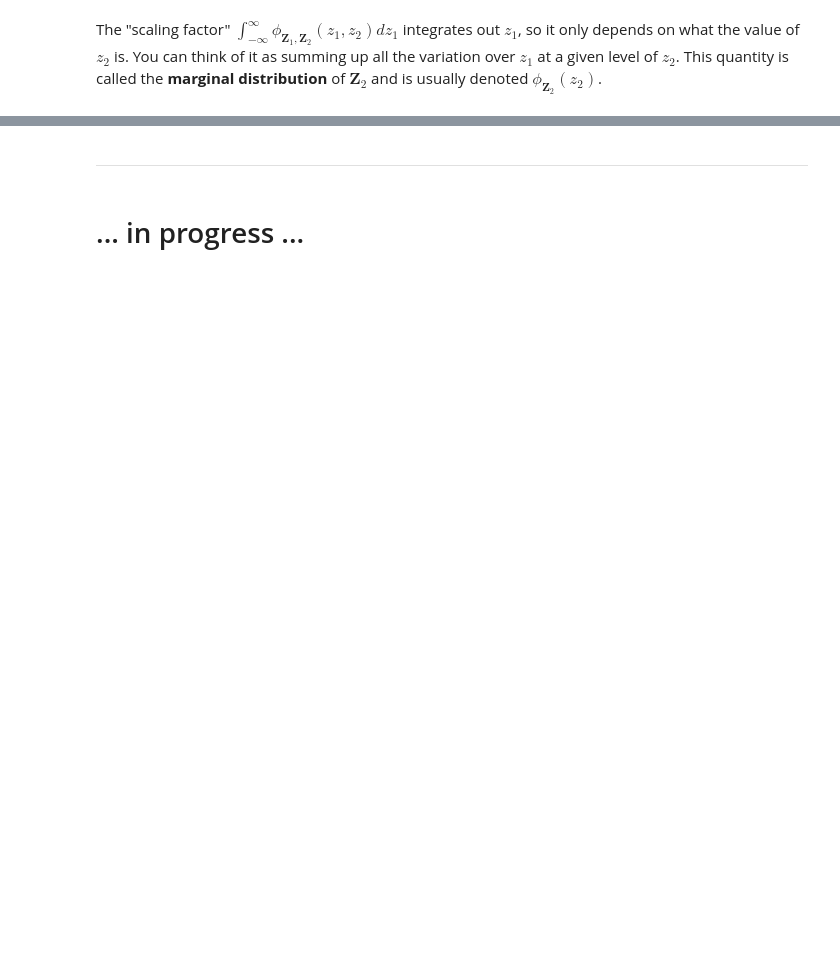
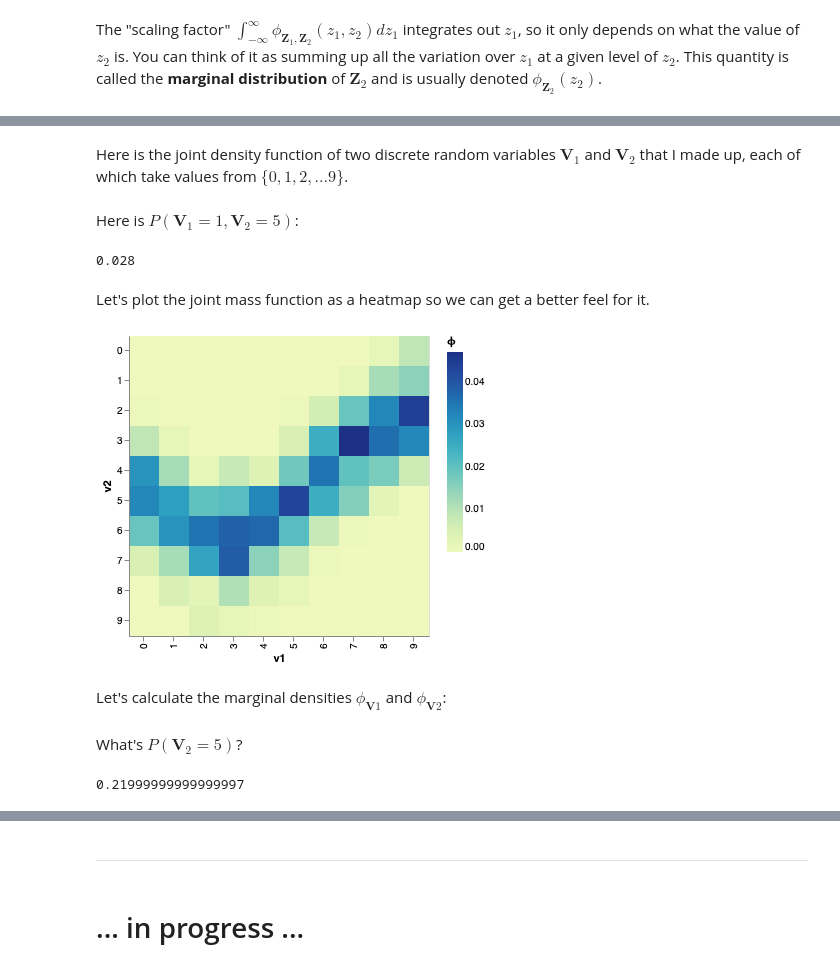
Before and after one commit to alejandroschuler/articles, a Jupyter notebook: probability/probability.ipynb, the cells around one changed output, grey strips where cells are left out. Drawn from its saved outputs; the diff is of its cells as text; code cells hidden in the pictures; blank space fills up the shorter version.

Commit message:
code example of conditioning and marginalization

```diff
--- a/probability/probability.ipynb
+++ b/probability/probability.ipynb
@@ -862,0 +873,35 @@ All of this works the same way for discrete distributions, except we replace the
+# %% [markdown]
+Here is the joint density function of two discrete random variables $\mathbf V_1$ and $\mathbf V_2$ that I made up, each of which take values from $\{0,1,2,\dots 9\}$.
+# %%
+def joint(v1, v2): # v1, v2 in {0,1,2,..9}
+    P_raw = np.array(
+      [[ 0.,  0.,  1.,  9., 30., 32., 19.,  5.,  0.,  0.],
+       [ 0.,  0.,  0.,  2., 12., 28., 30., 12.,  5.,  0.],
+       [ 0.,  0.,  0.,  0.,  2., 20., 35., 27.,  3.,  4.],
+       [ 0.,  0.,  0.,  0.,  8., 21., 38., 39., 11.,  2.],
+       [ 0.,  0.,  0.,  0.,  4., 32., 37., 15.,  4.,  1.],
+       [ 0.,  0.,  1.,  5., 18., 43., 21.,  8.,  2.,  0.],
+       [ 0.,  0.,  6., 25., 35., 25.,  8.,  1.,  0.,  0.],
+       [ 0.,  2., 19., 47., 20., 16.,  1.,  0.,  0.,  0.],
+       [ 2., 12., 32., 36., 17.,  3.,  0.,  0.,  0.,  0.],
+       [ 9., 15., 44., 32.,  7.,  0.,  0.,  0.,  0.,  0.]])
+    return P_raw[v1, v2]/np.sum(P_raw)
+# %% [markdown]
+Here is $P(\mathbf V_1 =1, \mathbf V_2 = 5)$:
+# %%
+joint(1,5)
+# %% [output]
+0.028
+# %% [markdown]
+Let's plot the joint mass function as a heatmap so we can get a better feel for it.
+# %%
+from itertools import product
+vs = list(product(range(10), range(10))) # all the possible combinations of (v1, v2)
+prob = [joint(v[0],v[1]) for v in vs]
+v1, v2 = zip(*vs)
+plot_data = pd.DataFrame({'v1':v1, 'v2':v2, 'ϕ':prob})
+alt.Chart(plot_data, width=300, height=300).mark_rect().encode(x='v1:O', y='v2:O', color='ϕ')
+# %% [output]
+[figure, added]
+# %% [markdown]
+Let's calculate the marginal densities $\phi_{\mathbf V1}$ and $\phi_{\mathbf V2}$:
@@ -862,0 +914,6 @@ All of this works the same way for discrete distributions, except we replace the
+# %% [markdown]
+What's $P(\mathbf V_2 = 5)$?
+# %%
+marginal_V2(5)
+# %% [output]
+0.21999999999999997
```
Also changed, not shown: parts of 24 cells of this notebook, 3 other files.
